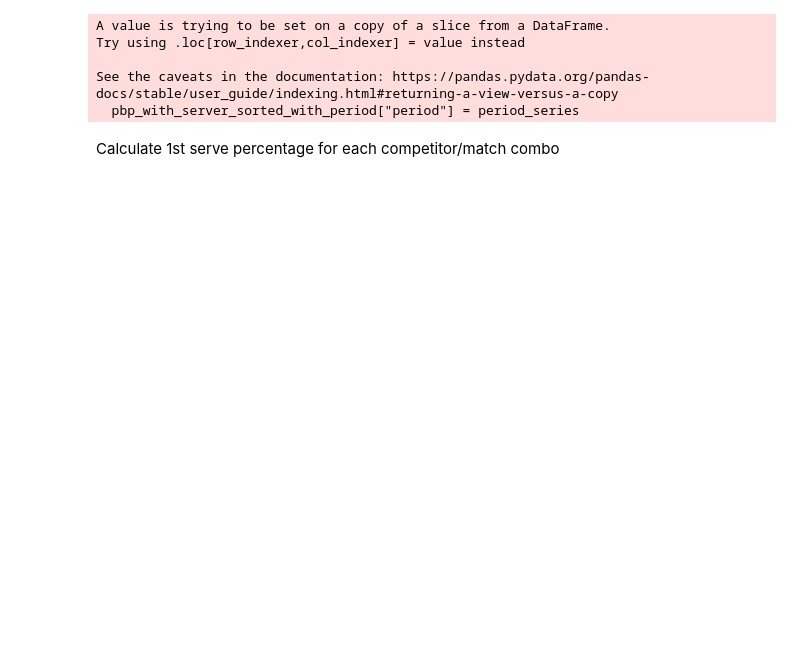
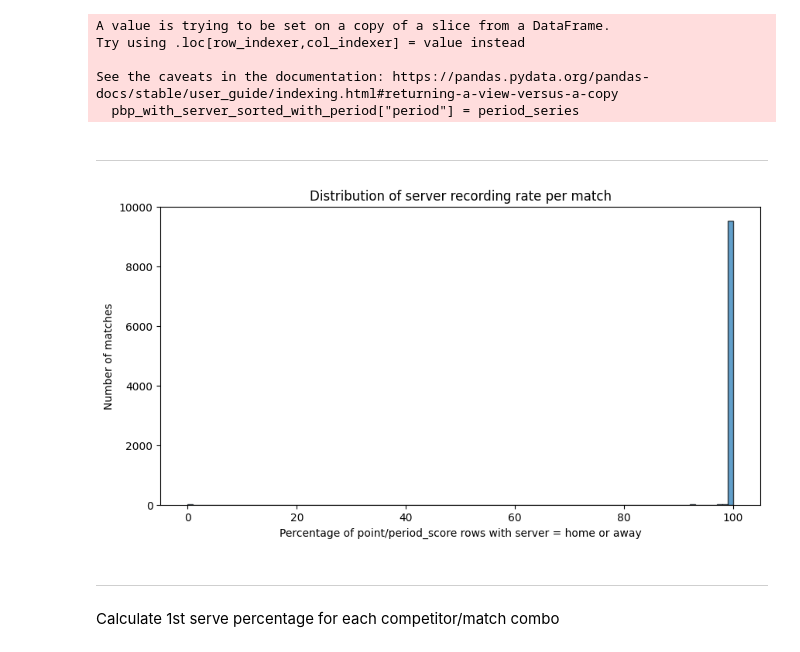
Before and after one commit to mattholden/tennis-origination, a Jupyter notebook: first_set_markets/first_serve_percentage.ipynb, the cells around one changed output. Drawn from its saved outputs; the diff is of its cells as text; code cells hidden in the pictures; blank space fills up the shorter version.

Commit message:
serve percentage feature engineering updates

```diff
--- a/first_set_markets/first_serve_percentage.ipynb
+++ b/first_set_markets/first_serve_percentage.ipynb
@@ -60,13 +60,22 @@ pbp_with_server = pbp.merge(
 pbp_with_server["server_competitor_name"] = np.where(
     pbp_with_server["server"] == "home",  # use your actual column name
     pbp_with_server["home_competitor_name"],
-    pbp_with_server["away_competitor_name"],
+    np.where(
+        pbp_with_server["server"] == "away",
+        pbp_with_server["away_competitor_name"],
+        None,
+    ),
 )
 
+# server competitor id
 pbp_with_server["server_competitor_id"] = np.where(
-    pbp_with_server["server"] == "home",  # use your actual column name
+    pbp_with_server["server"] == "home",
     pbp_with_server["home_competitor_id"],
-    pbp_with_server["away_competitor_id"],
+    np.where(
+        pbp_with_server["server"] == "away",
+        pbp_with_server["away_competitor_id"],
+        None,
+    ),
 )
 # %% [markdown]
 Assign set numbers (period) and also remove incomplete/compromised data
@@ -191,3 +200,31 @@ Try using .loc[row_indexer,col_indexer] = value instead
 
 See the caveats in the documentation: https://pandas.pydata.org/pandas-docs/stable/user_guide/indexing.html#returning-a-view-versus-a-copy
   pbp_with_server_sorted_with_period["period"] = period_series
+# %% [markdown]
+_______
+# %%
+# Restrict to rows where we expect server to be recorded
+pbp_points = pbp_with_server_sorted_with_period[
+    pbp_with_server_sorted_with_period["type"].isin(["point", "period_score"])
+]
+
+# Per-match: % of those rows where server is "home" or "away"
+pct_per_match = (
+    pbp_points
+    .groupby("sport_event_id", sort=False)
+    .apply(
+        lambda g: (g["server"].isin(["home", "away"]).sum() / len(g) * 100) if len(g) else np.nan,
+        include_groups=False,
+    )
+)
+pct_per_match = pct_per_match.dropna()
+
+# Histogram
+plt.figure(figsize=(10, 5))
+plt.hist(pct_per_match, bins=100, edgecolor="black", alpha=0.7)
+plt.xlabel("Percentage of point/period_score rows with server = home or away")
+plt.ylabel("Number of matches")
+plt.title("Distribution of server recording rate per match")
+plt.show()
+# %% [output]
+[figure, added]
@@ -194,3 +239,5 @@ See the caveats in the documentation: https://pandas.pydata.org/pandas-docs/stab
+# %% [markdown]
+______
 # %% [markdown]
 Calculate 1st serve percentage for each competitor/match combo
 # %%
```
Also changed, not shown: parts of 16 cells of this notebook.
